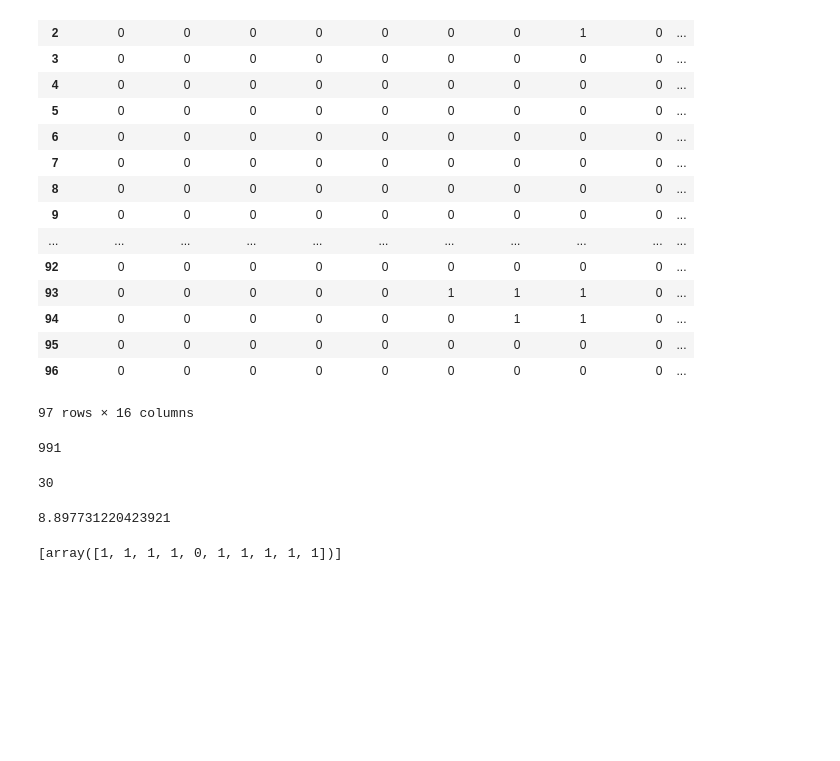
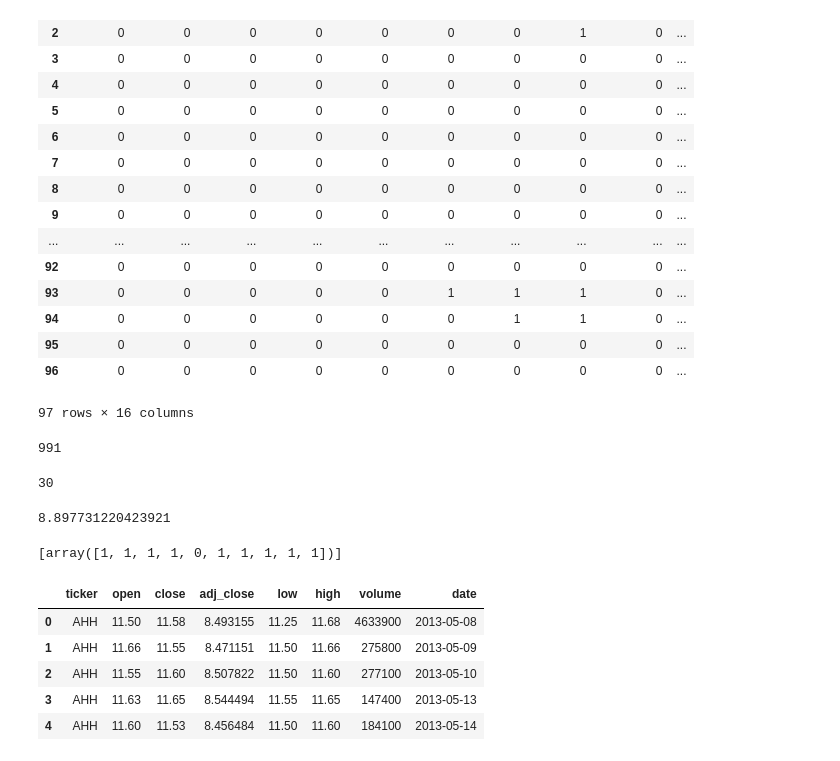
Before and after one commit to marcdumon/funda, a Jupyter notebook: src/visualization/Untitled.ipynb, the cells around one changed output. Drawn from its saved outputs; the diff is of its cells as text; code cells hidden in the pictures; blank space fills up the shorter version.

```diff
--- a/src/data/Untitled.ipynb
+++ b/src/visualization/Untitled.ipynb
@@ -251,0 +255,9 @@ math.log(x,10)
+# %%
+f.head()
+# %% [output]
+|  | ticker | open | close | adj_close | low | high | volume | date |
+| 0 | AHH | 11.50 | 11.58 | 8.493155 | 11.25 | 11.68 | 4633900 | 2013-05-08 |
+| 1 | AHH | 11.66 | 11.55 | 8.471151 | 11.50 | 11.66 | 275800 | 2013-05-09 |
+| 2 | AHH | 11.55 | 11.60 | 8.507822 | 11.50 | 11.60 | 277100 | 2013-05-10 |
+| 3 | AHH | 11.63 | 11.65 | 8.544494 | 11.55 | 11.65 | 147400 | 2013-05-13 |
+| 4 | AHH | 11.60 | 11.53 | 8.456484 | 11.50 | 11.60 | 184100 | 2013-05-14 |
```
Also changed, not shown: parts of 3 cells of this notebook, 9 other files.
